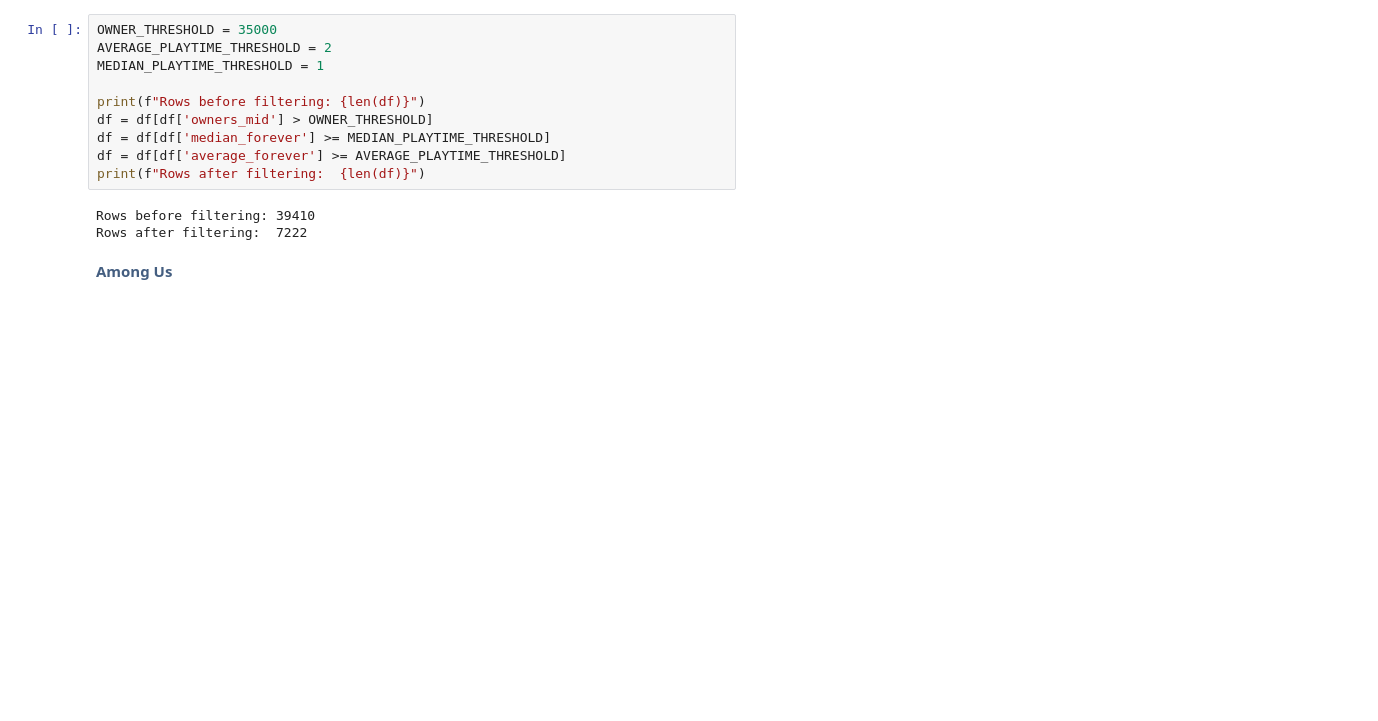
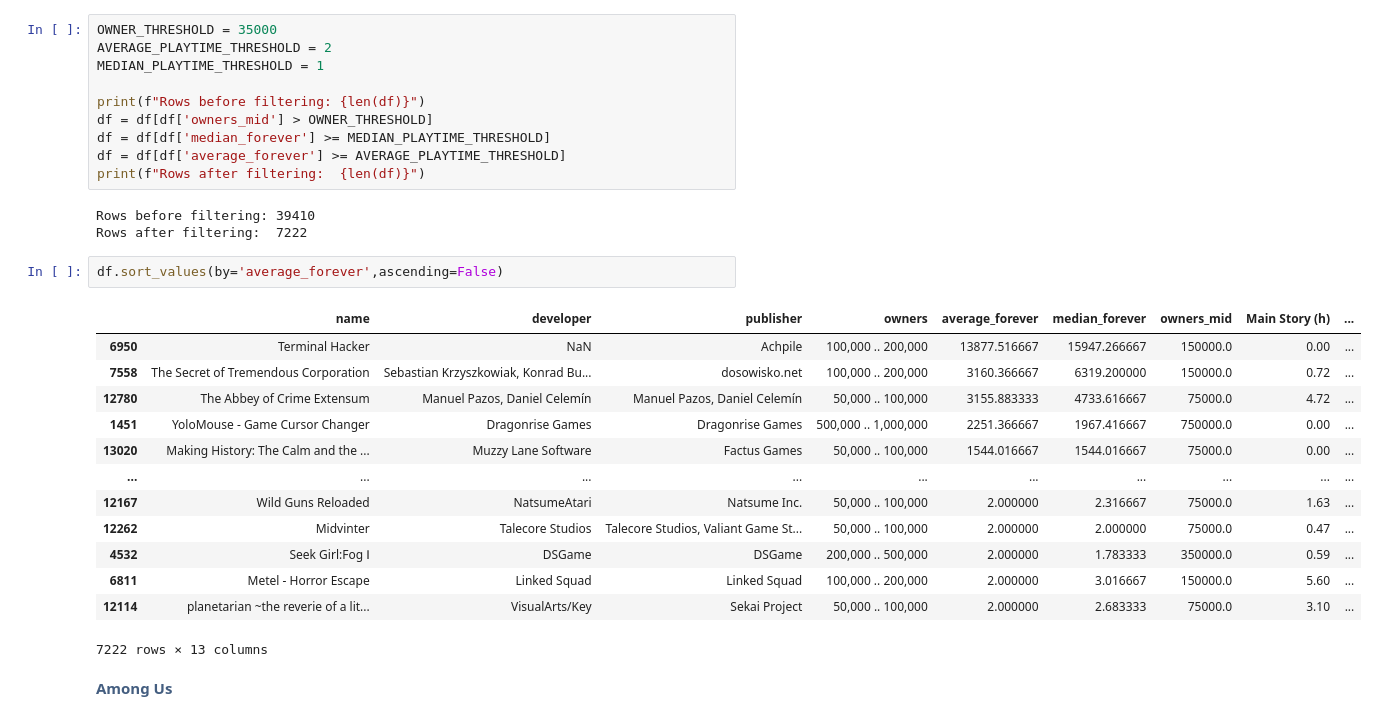
Before and after one commit to AbdullahMushtaq27100324/Data-Science-Course-Project, a Jupyter notebook: Games.ipynb, the cells around one changed output. Saved outputs shown, nothing was run; the diff lists cells and outputs as text; blank space fills up the shorter version.

```diff
--- a/Games.ipynb
+++ b/Games.ipynb
@@ -351,6 +351,22 @@ print(f"Rows after filtering:  {len(df)}")
 # %% [output]
 Rows before filtering: 39410
 Rows after filtering:  7222
+# %%
+df.sort_values(by='average_forever',ascending=False)
+# %% [output]
+|  | name | developer | publisher | owners | average_forever | median_forever | owners_mid | Main Story (h) | ... |
+| 6950 | Terminal Hacker | NaN | Achpile | 100,000 .. 200,000 | 13877.516667 | 15947.266667 | 150000.0 | 0.00 | ... |
+| 7558 | The Secret of Tremendous Corporation | Sebastian Krzyszkowiak, Konrad Bu... | dosowisko.net | 100,000 .. 200,000 | 3160.366667 | 6319.200000 | 150000.0 | 0.72 | ... |
+| 12780 | The Abbey of Crime Extensum | Manuel Pazos, Daniel Celemín | Manuel Pazos, Daniel Celemín | 50,000 .. 100,000 | 3155.883333 | 4733.616667 | 75000.0 | 4.72 | ... |
+| 1451 | YoloMouse - Game Cursor Changer | Dragonrise Games | Dragonrise Games | 500,000 .. 1,000,000 | 2251.366667 | 1967.416667 | 750000.0 | 0.00 | ... |
+| 13020 | Making History: The Calm and the ... | Muzzy Lane Software | Factus Games | 50,000 .. 100,000 | 1544.016667 | 1544.016667 | 75000.0 | 0.00 | ... |
+| ... | ... | ... | ... | ... | ... | ... | ... | ... | ... |
+| 12167 | Wild Guns Reloaded | NatsumeAtari | Natsume Inc. | 50,000 .. 100,000 | 2.000000 | 2.316667 | 75000.0 | 1.63 | ... |
+| 12262 | Midvinter | Talecore Studios | Talecore Studios, Valiant Game St... | 50,000 .. 100,000 | 2.000000 | 2.000000 | 75000.0 | 0.47 | ... |
+| 4532 | Seek Girl:Fog Ⅰ | DSGame | DSGame | 200,000 .. 500,000 | 2.000000 | 1.783333 | 350000.0 | 0.59 | ... |
+| 6811 | Metel - Horror Escape | Linked Squad | Linked Squad | 100,000 .. 200,000 | 2.000000 | 3.016667 | 150000.0 | 5.60 | ... |
+| 12114 | planetarian ~the reverie of a lit... | VisualArts/Key | Sekai Project | 50,000 .. 100,000 | 2.000000 | 2.683333 | 75000.0 | 3.10 | ... |
+7222 rows × 13 columns
 # %% [markdown]
 <span style="color: #445E80; font-weight: bold;">Among Us </span>
 # %%
```
Also changed, not shown: parts of 12 cells of this notebook, 2 other files.
